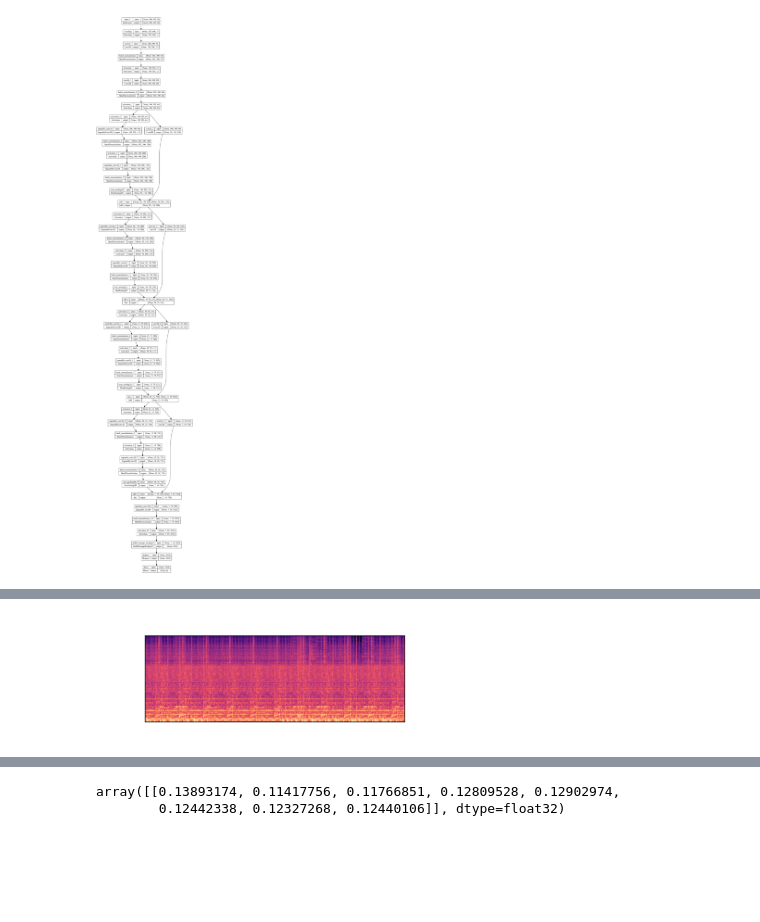
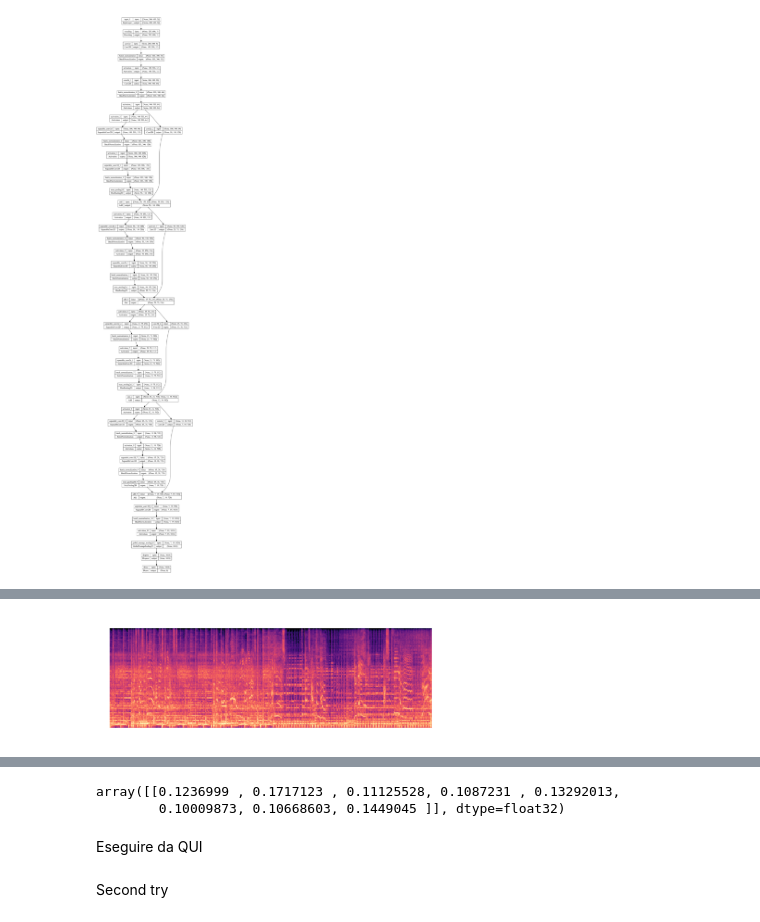
Before and after one commit to ThetaRangers/ML, a Jupyter notebook: classification.ipynb, the cells around one changed output, grey strips where cells are left out. Saved outputs shown, nothing was run; the diff lists cells and outputs as text; code cells hidden in the pictures; blank space fills up the shorter version.

```diff
--- a/classification.ipynb
+++ b/classification.ipynb
@@ -254,31 +230,31 @@ Epoch 10/10
 # %%
 def load_image_pr(img_path, show=False):
 
     img = tf.keras.preprocessing.image.load_img(img_path, target_size=(200, 600))
     img_tensor = tf.keras.preprocessing.image.img_to_array(img)                    # (height, width, channels)
     img_tensor = np.expand_dims(img_tensor, axis=0)         # (1, height, width, channels), add a dimension because the model expects this shape: (batch_size, height, width, channels)
     img_tensor /= 255.                                      # imshow expects values in the range [0, 1]
 
     if show:
         plt.imshow(img_tensor[0])
         plt.axis('off')
         plt.show()
 
     return img_tensor
 
 
-img_path = 'dataset/Hip-Hop/10696.png'    # dog
+img_path = 'dataset/Rock/1417.png'    # dog
 
 new_image = load_image_pr(img_path, show=True)
 pred = model.predict(new_image)
 pred
-#img = tf.keras.preprocessing.image.load_img(
-#    "dataset/Hip-Hop/6608.png", target_size=image_size
-#)
-#img_array = tf.keras.preprocessing.image.img_to_array(img)
-#img_array = tf.expand_dims(img_array, 0)  # Create batch axis
+img = tf.keras.preprocessing.image.load_img(
+    "dataset/Hip-Hop/6608.png", target_size=image_size
+)
+img_array = tf.keras.preprocessing.image.img_to_array(img)
+img_array = tf.expand_dims(img_array, 0)  # Create batch axis
 
-#predictions = model.predict(img_array)
-#predictions
+predictions = model.predict(img_array)
+predictions
 # %% [output]
-[figure, old version]
+[figure, new version]
@@ -286,2 +262,6 @@ pred
-array([[0.13893174, 0.11417756, 0.11766851, 0.12809528, 0.12902974,
-        0.12442338, 0.12327268, 0.12440106]], dtype=float32)
+array([[0.1236999 , 0.1717123 , 0.11125528, 0.1087231 , 0.13292013,
+        0.10009873, 0.10668603, 0.1449045 ]], dtype=float32)
+# %% [markdown]
+Eseguire da QUI
+# %% [markdown]
+Second try
```
Also changed, not shown: parts of 19 cells of this notebook.
